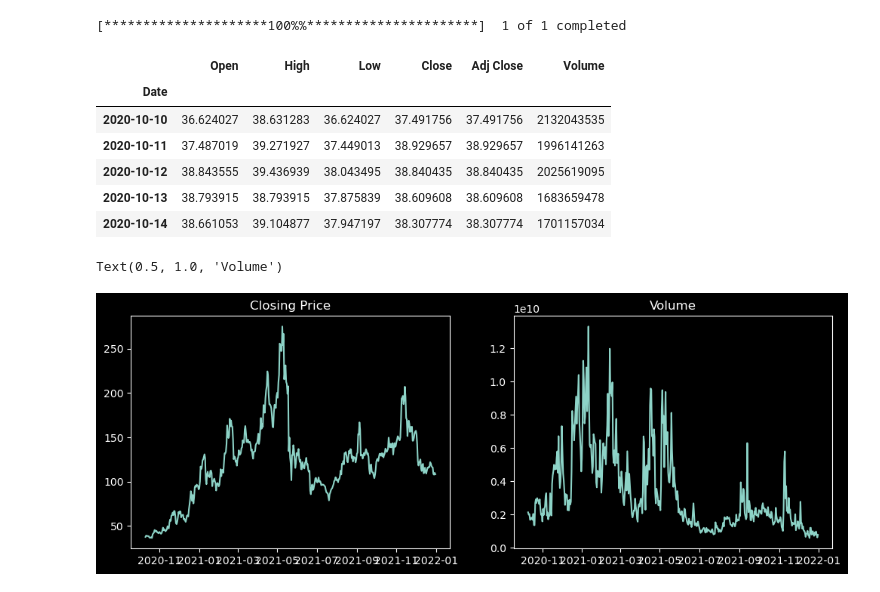
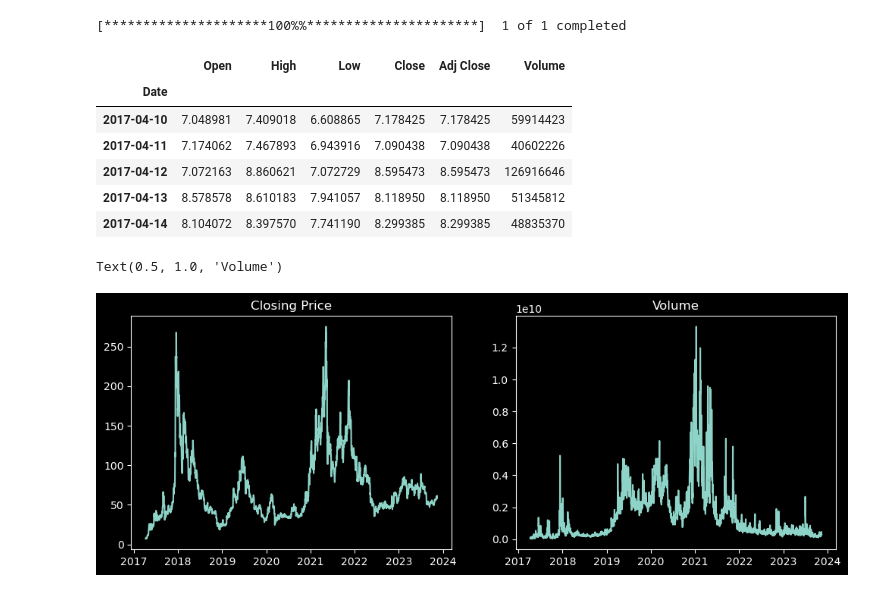
Before and after one commit to Lukelele/CryptoTracker, a Jupyter notebook: main.ipynb, the cells around one changed output. Drawn from its saved outputs; the diff is of its cells as text; code cells hidden in the pictures.

```diff
--- a/main.ipynb
+++ b/main.ipynb
@@ -10,22 +10,22 @@ plt.style.use("dark_background")
 # %%
 # Replace 'LTC-USD' with the desired Yahoo Finance ticker symbol for Litecoin
 symbol = 'LTC-GBP'
-df = yf.download(symbol, start="2020-10-10", end="2022-01-01")
+df = yf.download(symbol, start="2017-04-10", end=None)
 Open = df["Open"]
 High = df["High"]
 Low = df["Low"]
 Close = df["Close"]
 Volume = df["Volume"]
 df.head()
 # %% [output]
 [*********************100%%**********************]  1 of 1 completed
 |  | Open | High | Low | Close | Adj Close | Volume |
 | Date |  |  |  |  |  |  |
-| 2020-10-10 | 36.624027 | 38.631283 | 36.624027 | 37.491756 | 37.491756 | 2132043535 |
-| 2020-10-11 | 37.487019 | 39.271927 | 37.449013 | 38.929657 | 38.929657 | 1996141263 |
-| 2020-10-12 | 38.843555 | 39.436939 | 38.043495 | 38.840435 | 38.840435 | 2025619095 |
-| 2020-10-13 | 38.793915 | 38.793915 | 37.875839 | 38.609608 | 38.609608 | 1683659478 |
-| 2020-10-14 | 38.661053 | 39.104877 | 37.947197 | 38.307774 | 38.307774 | 1701157034 |
+| 2017-04-10 | 7.048981 | 7.409018 | 6.608865 | 7.178425 | 7.178425 | 59914423 |
+| 2017-04-11 | 7.174062 | 7.467893 | 6.943916 | 7.090438 | 7.090438 | 40602226 |
+| 2017-04-12 | 7.072163 | 8.860621 | 7.072729 | 8.595473 | 8.595473 | 126916646 |
+| 2017-04-13 | 8.578578 | 8.610183 | 7.941057 | 8.118950 | 8.118950 | 51345812 |
+| 2017-04-14 | 8.104072 | 8.397570 | 7.741190 | 8.299385 | 8.299385 | 48835370 |
 # %%
 fig, ax = plt.subplots(1, 2, figsize=[12, 4])
 ax[0].plot(df["Close"])
@@ -34,7 +34,7 @@ ax[1].plot(df["Volume"])
 ax[1].set_title("Volume")
 # %% [output]
 Text(0.5, 1.0, 'Volume')
-[figure, old version]
+[figure, new version]
 # %%
 normalised_close = Close / Close.max()
 normalised_volume = Volume / Volume.max()
```
Also changed, not shown: parts of 2 cells of this notebook, 1 other file.
